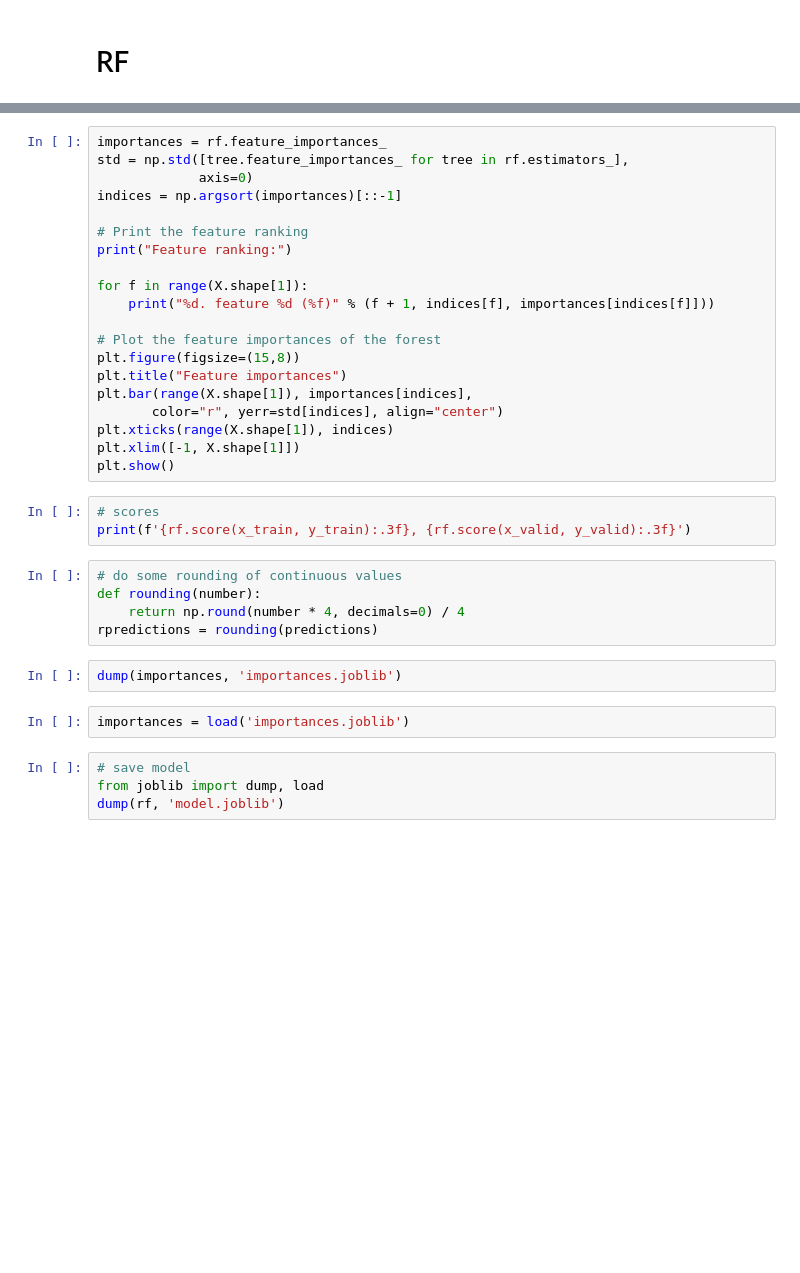
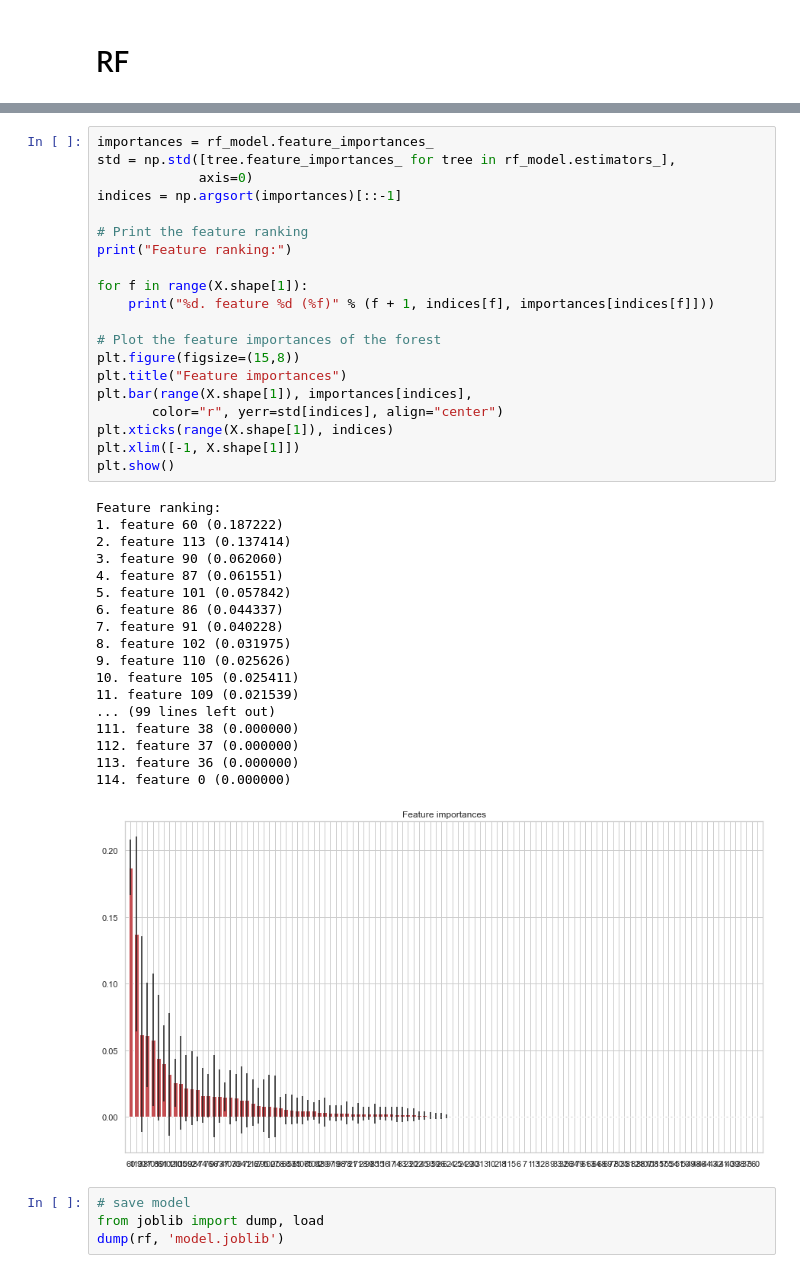
Before and after one commit to glowsplint/xtx, a Jupyter notebook: EDA.ipynb, the cells around one changed output, grey strips where cells are left out. Saved outputs shown, nothing was run; the diff lists cells and outputs as text; blank space fills up the shorter version.

```diff
--- a/EDA.ipynb
+++ b/EDA.ipynb
@@ -352,35 +435,42 @@ rf_random.fit(X, y)
 # %%
-importances = rf.feature_importances_
-std = np.std([tree.feature_importances_ for tree in rf.estimators_],
+importances = rf_model.feature_importances_
+std = np.std([tree.feature_importances_ for tree in rf_model.estimators_],
              axis=0)
 indices = np.argsort(importances)[::-1]
 
 # Print the feature ranking
 print("Feature ranking:")
 
 for f in range(X.shape[1]):
     print("%d. feature %d (%f)" % (f + 1, indices[f], importances[indices[f]]))
 
 # Plot the feature importances of the forest
 plt.figure(figsize=(15,8))
 plt.title("Feature importances")
 plt.bar(range(X.shape[1]), importances[indices],
        color="r", yerr=std[indices], align="center")
 plt.xticks(range(X.shape[1]), indices)
 plt.xlim([-1, X.shape[1]])
 plt.show()
+# %% [output]
+Feature ranking:
+1. feature 60 (0.187222)
+2. feature 113 (0.137414)
+3. feature 90 (0.062060)
+4. feature 87 (0.061551)
+5. feature 101 (0.057842)
+6. feature 86 (0.044337)
+7. feature 91 (0.040228)
+8. feature 102 (0.031975)
+9. feature 110 (0.025626)
+10. feature 105 (0.025411)
+11. feature 109 (0.021539)
+... (99 lines left out)
+111. feature 38 (0.000000)
+112. feature 37 (0.000000)
+113. feature 36 (0.000000)
+114. feature 0 (0.000000)
+[figure, added]
-# %%
-# scores
-print(f'{rf.score(x_train, y_train):.3f}, {rf.score(x_valid, y_valid):.3f}')
-# %%
-# do some rounding of continuous values
-def rounding(number):
-    return np.round(number * 4, decimals=0) / 4
-rpredictions = rounding(predictions)
-# %%
-dump(importances, 'importances.joblib')
-# %%
-importances = load('importances.joblib')
 # %%
 # save model
 from joblib import dump, load
```
Also changed, not shown: parts of 34 cells of this notebook, 1 other file.
